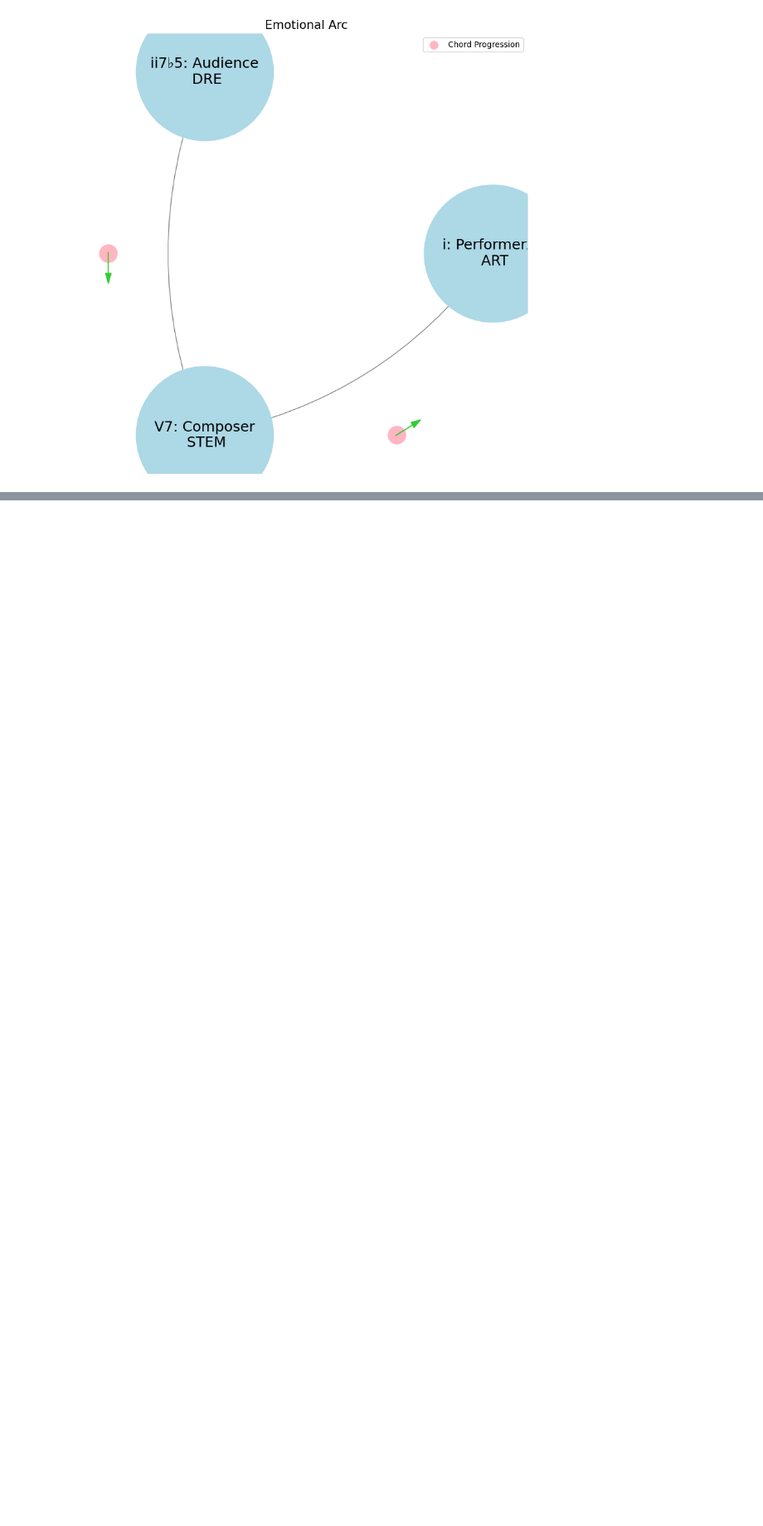
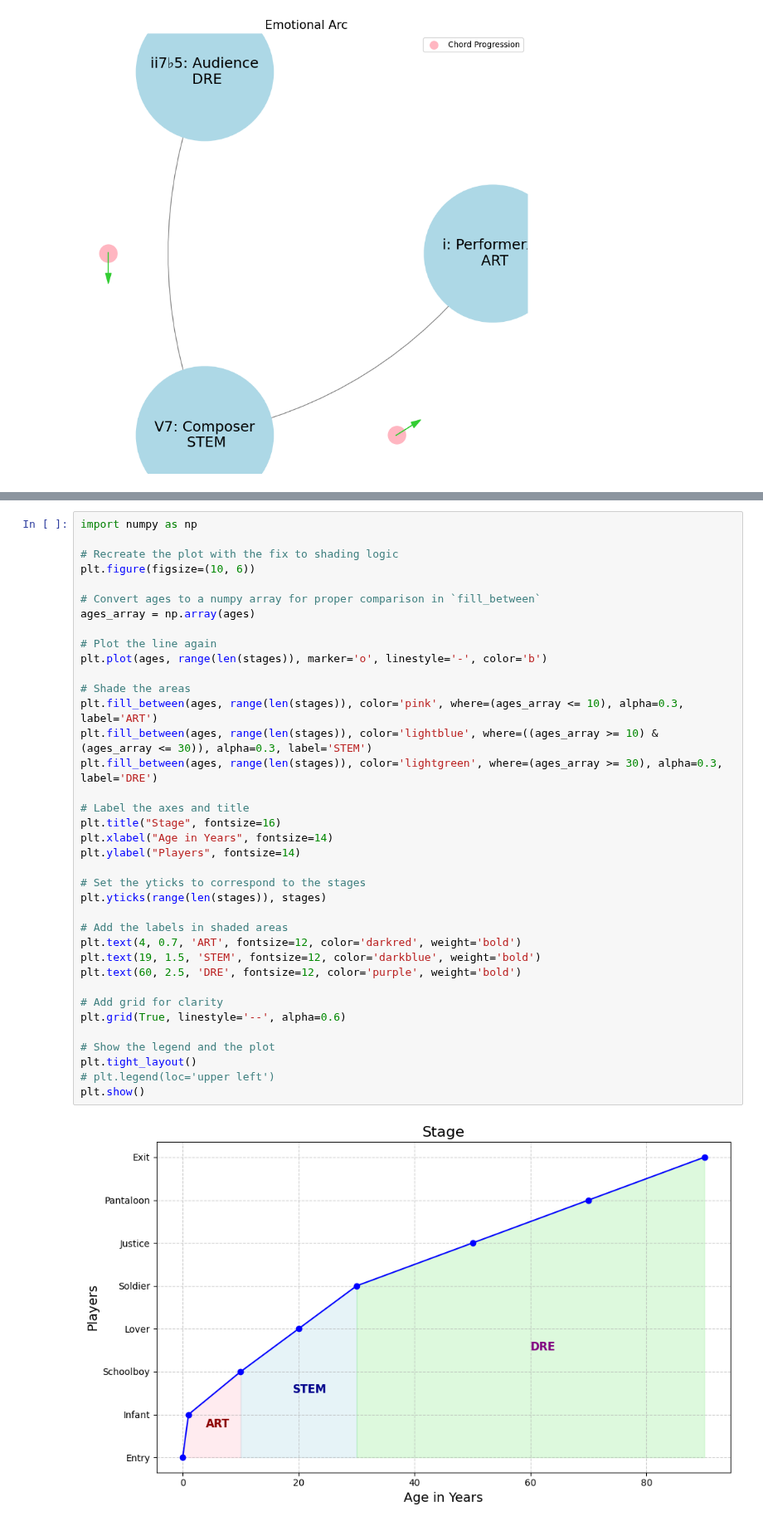
Before and after one commit to abikesa/nietzsche, a Jupyter notebook: kitabo/ensi/_build/jupyter_execute/dancing/fractals.ipynb, the cells around one changed output, grey strips where cells are left out. Shown at 83% size. Drawn from its saved outputs; the diff is of its cells as text; blank space fills up the shorter version.

Commit message:
all the worlds a stage (better than erik erikson)

```diff
--- a/kitabo/ensi/_build/jupyter_execute/dancing/fractals.ipynb
+++ b/kitabo/ensi/_build/jupyter_execute/dancing/fractals.ipynb
@@ -1319,0 +1329,39 @@ Our classification of the mentor as a professional `bettor` and the department c
+# %%
+import numpy as np
+
+# Recreate the plot with the fix to shading logic
+plt.figure(figsize=(10, 6))
+
+# Convert ages to a numpy array for proper comparison in `fill_between`
+ages_array = np.array(ages)
+
+# Plot the line again
+plt.plot(ages, range(len(stages)), marker='o', linestyle='-', color='b')
+
+# Shade the areas
+plt.fill_between(ages, range(len(stages)), color='pink', where=(ages_array <= 10), alpha=0.3, label='ART')
+plt.fill_between(ages, range(len(stages)), color='lightblue', where=((ages_array >= 10) & (ages_array <= 30)), alpha=0.3, label='STEM')
+plt.fill_between(ages, range(len(stages)), color='lightgreen', where=(ages_array >= 30), alpha=0.3, label='DRE')
+
+# Label the axes and title
+plt.title("Stage", fontsize=16)
+plt.xlabel("Age in Years", fontsize=14)
+plt.ylabel("Players", fontsize=14)
+
+# Set the yticks to correspond to the stages
+plt.yticks(range(len(stages)), stages)
+
+# Add the labels in shaded areas
+plt.text(4, 0.7, 'ART', fontsize=12, color='darkred', weight='bold')
+plt.text(19, 1.5, 'STEM', fontsize=12, color='darkblue', weight='bold')
+plt.text(60, 2.5, 'DRE', fontsize=12, color='purple', weight='bold')
+
+# Add grid for clarity
+plt.grid(True, linestyle='--', alpha=0.6)
+
+# Show the legend and the plot
+plt.tight_layout()
+# plt.legend(loc='upper left')
+plt.show()
+# %% [output]
+[figure, added]
```
Also changed, not shown: parts of 2 cells of this notebook, 7 other files.
